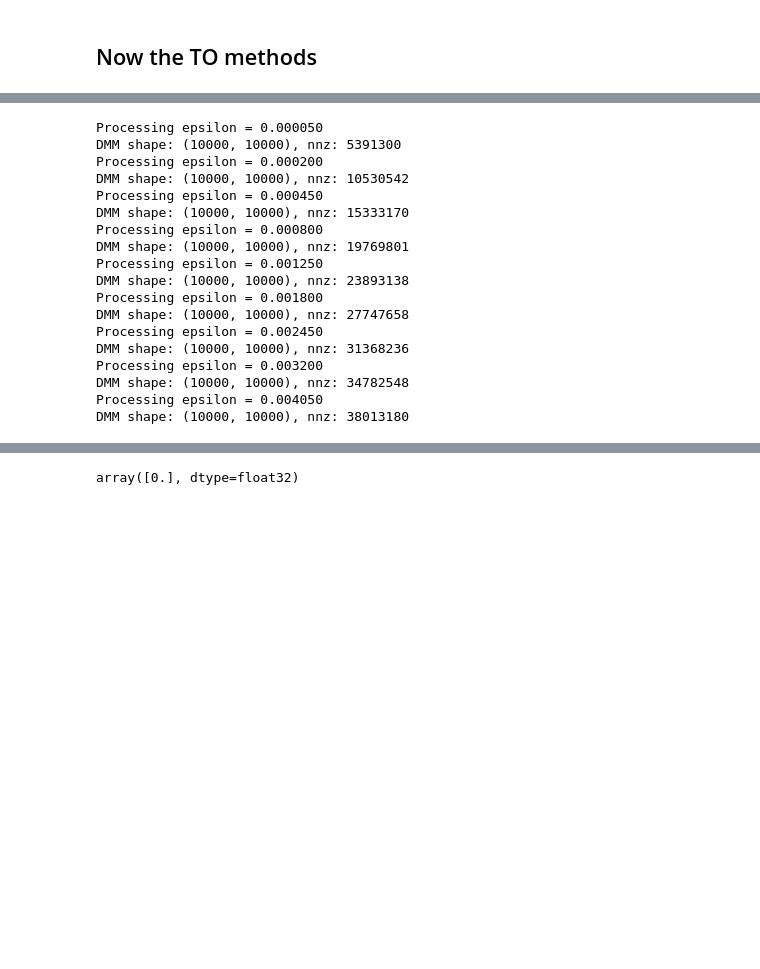
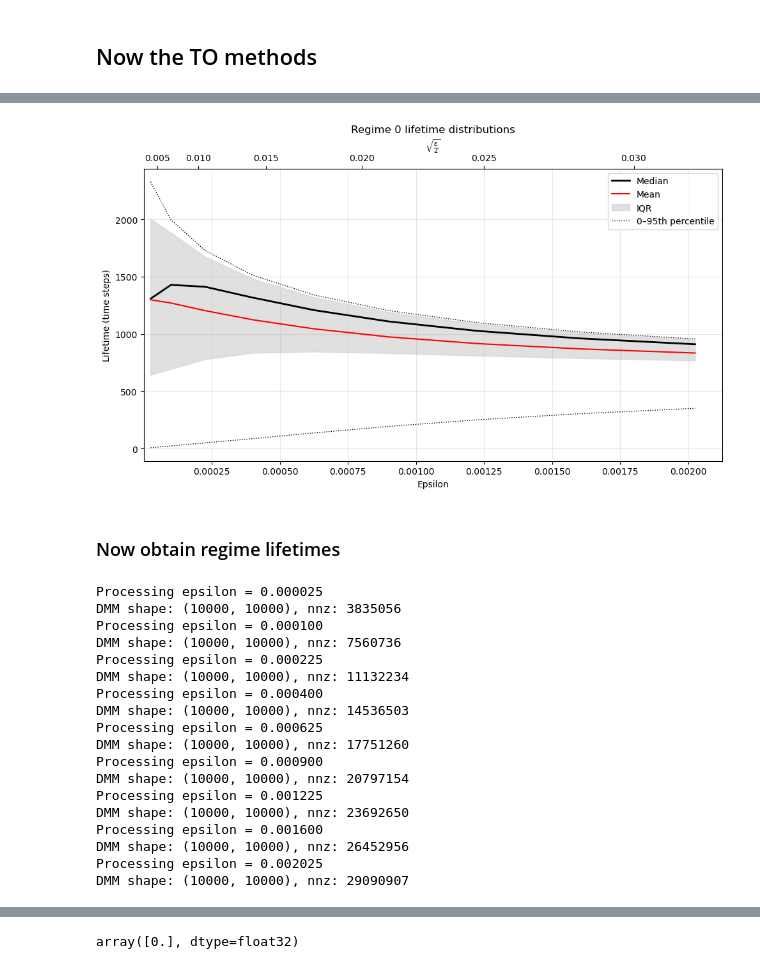
Before and after one commit to hschoeller/Stochastic_Intertia, a Jupyter notebook: code/code_deposit/Toy.ipynb, the cells around one changed output, grey strips where cells are left out. Saved outputs shown, nothing was run; the diff lists cells and outputs as text; code cells hidden in the pictures; blank space fills up the shorter version.

```diff
--- a/code/code_deposit/Toy.ipynb
+++ b/code/code_deposit/Toy.ipynb
@@ -537,4 +536,20 @@ blocking_mask = np.abs(det_traj[:-1, 0]) < 1.0   # boolean array length N-1
 
 t_escape_dict = {}
 
-eps_values = (2*sigmas**2)[1:10]
+eps_values = (sigmas**2)[1:10]
+# %%
+
+for eps in eps_values:
+    print(f"Processing epsilon = {eps:.6f}")
+
+    # diffusion_maps_matrix should return a row-stochastic matrix DMM (NxN) and optional affinity A
+    DMM, A = diffusion_maps_matrix_1d(det_traj, eps)
+    print(f"DMM shape: {DMM.shape}, nnz: {DMM.nnz}")
+    # build one-step transfer operator mapping states at time t -> t+dt
+    # shape: (N-1, N-1)
+    L = DMM[1:, :-1]
+
+    # compute expected escape times starting from each "from-node" (length N-1)
+    t_escape = expected_escape_times_from_TO_fast(L, blocking_mask)
+
+    t_escape_dict[eps] = t_escape
@@ -541,4 +575,13 @@ eps_values = (2*sigmas**2)[1:10]
+# %%
+fig, ax = plot_lifetime_distributions_lines(
+    {0: t_escape_dict}, regime=0, logx=False, xlabel="Epsilon")
+fig, ax = add_scaled_top_axis(fig, ax, sorted(t_escape_dict.keys()))
+# %% [output]
+[figure, added]
+# %% [markdown]
+### Now obtain regime lifetimes
 # %%
+regime_dict = {}
 
 for eps in eps_values:
     print(f"Processing epsilon = {eps:.6f}")
@@ -553,23 +596,29 @@ for eps in eps_values:
     # compute expected escape times starting from each "from-node" (length N-1)
     t_escape = expected_escape_times_from_TO_fast(L, blocking_mask)
 
-    t_escape_dict[eps] = t_escape
+    p0 = np.zeros(len(blocking_mask), dtype=float)
+    p0[~blocking_mask] = 1 / \
+        (~blocking_mask).sum()
+    p1 = p0 @ L
+    p_regime = p1[blocking_mask]
+    p_enter = p_regime / p_regime.sum()
+    regime_dict[eps] = np.dot(p_enter, t_escape)
 # %% [output]
-Processing epsilon = 0.000050
-DMM shape: (10000, 10000), nnz: 5391300
-Processing epsilon = 0.000200
-DMM shape: (10000, 10000), nnz: 10530542
-Processing epsilon = 0.000450
-DMM shape: (10000, 10000), nnz: 15333170
-Processing epsilon = 0.000800
-DMM shape: (10000, 10000), nnz: 19769801
-Processing epsilon = 0.001250
-DMM shape: (10000, 10000), nnz: 23893138
-Processing epsilon = 0.001800
-DMM shape: (10000, 10000), nnz: 27747658
-Processing epsilon = 0.002450
-DMM shape: (10000, 10000), nnz: 31368236
-Processing epsilon = 0.003200
-DMM shape: (10000, 10000), nnz: 34782548
-Processing epsilon = 0.004050
-DMM shape: (10000, 10000), nnz: 38013180
+Processing epsilon = 0.000025
+DMM shape: (10000, 10000), nnz: 3835056
+Processing epsilon = 0.000100
+DMM shape: (10000, 10000), nnz: 7560736
+Processing epsilon = 0.000225
+DMM shape: (10000, 10000), nnz: 11132234
+Processing epsilon = 0.000400
+DMM shape: (10000, 10000), nnz: 14536503
+Processing epsilon = 0.000625
+DMM shape: (10000, 10000), nnz: 17751260
+Processing epsilon = 0.000900
+DMM shape: (10000, 10000), nnz: 20797154
+Processing epsilon = 0.001225
+DMM shape: (10000, 10000), nnz: 23692650
+Processing epsilon = 0.001600
+DMM shape: (10000, 10000), nnz: 26452956
+Processing epsilon = 0.002025
+DMM shape: (10000, 10000), nnz: 29090907
```
Also changed, not shown: parts of 6 cells of this notebook.
